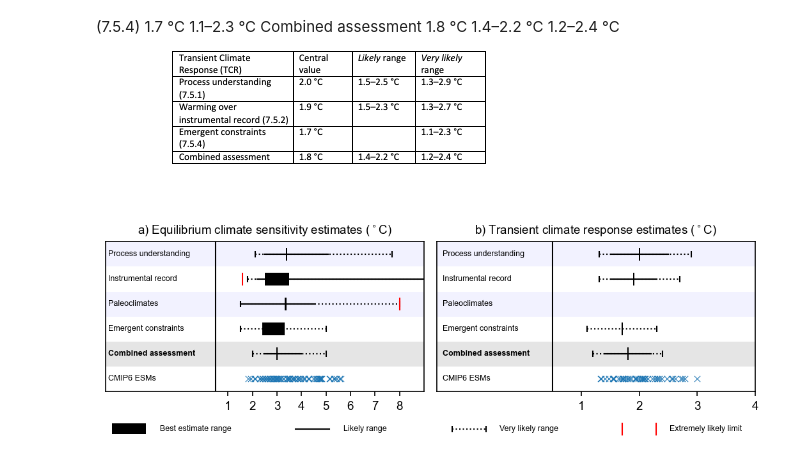
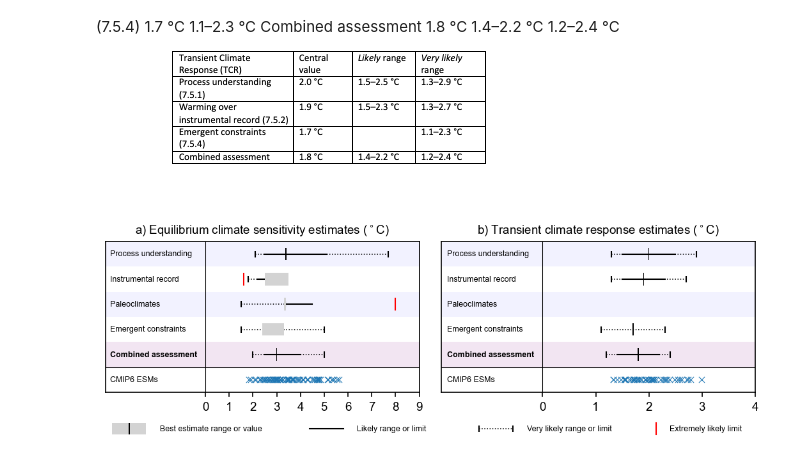
Before and after one commit to chrisroadmap/ar6, a Jupyter notebook: notebooks/330_chapter7_fig7.18.ipynb, the cells around one changed output. Saved outputs shown, nothing was run; the diff lists cells and outputs as text; code cells hidden in the pictures.

```diff
--- a/notebooks/330_chapter7_fig7.18.ipynb
+++ b/notebooks/330_chapter7_fig7.18.ipynb
@@ -120,52 +120,53 @@ rectangle = pl.Rectangle((-10,5.5 ), 20, 1, fc='blue',alpha=0.05)
 ax[0].add_patch(rectangle)
 rectangle = pl.Rectangle((-10,3.5 ), 20, 1, fc='blue',alpha=0.05)
 ax[0].add_patch(rectangle)
-rectangle = pl.Rectangle((-10,1.5 ), 20, 1, fc='black',alpha=0.1)
+rectangle = pl.Rectangle((-10,1.5 ), 20, 1, fc='purple',alpha=0.1)
 ax[0].add_patch(rectangle)
 #dotted_line = pl.Line2D((0,10), (1.5,1.5), lw=1.,  ls='-', color='black')
 #ax[0].add_line(dotted_line)
 #dotted_line = pl.Line2D((0,10), (2.5,2.5), lw=1.,  ls='-', color='black')
 #ax[0].add_line(dotted_line)
-dotted_line = pl.Line2D((.5,.5), (0,10), lw=1.,  ls='-', color='black')
+dotted_line = pl.Line2D((0,0), (0,10), lw=0.5,  ls='-', color='black')
 ax[0].add_line(dotted_line)
+ax[0].axhline(1.5, color='k', lw=0.5, ls='-')
 
 #dotted_line = pl.Line2D((ecs[5],ecs[6]), (6, 6), lw=1.,  ls='-.', marker="|",  markersize=10,  markerfacecolor='black', markeredgecolor='black', alpha=1,color='black')
 width=0.05
 depth =0.5
 rectangle = pl.Rectangle((ecs_process[0]-width/2,6-depth/2 ), width, depth, fc='black')
 ax[0].add_patch(rectangle)
-dotted_line = pl.Line2D((ecs_process[4],ecs_process[5]), (6, 6), lw=1.,  ls=':',  markersize=5,marker='|', markerfacecolor='black', markeredgecolor='black', alpha=1,color='black')
+dotted_line = pl.Line2D((ecs_process[4],ecs_process[5]), (6, 6), lw=0.75,  ls=':',  markersize=5,marker='|', markerfacecolor='black', markeredgecolor='black', alpha=1,color='black')
 ax[0].add_line(dotted_line)
 dotted_line = pl.Line2D((ecs_process[2],ecs_process[3]), (6, 6), lw=1.,  ls='-',  markersize=10,  markerfacecolor='black', markeredgecolor='black', alpha=1,color='black')
 ax[0].add_line(dotted_line)
 
 width=ecs_hist[1]-ecs_hist[0]
 depth =0.5
-rectangle = pl.Rectangle(((ecs_hist[0]+ecs_hist[1])/2-width/2,5-depth/2 ), width, depth, fc='black')
+rectangle = pl.Rectangle(((ecs_hist[0]+ecs_hist[1])/2-width/2,5-depth/2 ), width, depth, fc='lightgray', zorder=5)
 ax[0].add_patch(rectangle)
-dotted_line = pl.Line2D((ecs_hist[4],999), (5, 5), lw=1.,  ls=':',  markersize=5,marker='|',  markerfacecolor='black', markeredgecolor='black', alpha=1,color='black')
+dotted_line = pl.Line2D((ecs_hist[4],(ecs_hist[0]+ecs_hist[1])/2), (5, 5), lw=0.75,  ls=':',  markersize=5,marker='|',  markerfacecolor='black', markeredgecolor='black', alpha=1,color='black')
 ax[0].add_line(dotted_line)
-dotted_line = pl.Line2D((ecs_hist[2],999), (5, 5), lw=1.,  ls='-',  markersize=3, markerfacecolor='black', markeredgecolor='black', alpha=1,color='black')
+dotted_line = pl.Line2D((ecs_hist[2],(ecs_hist[0]+ecs_hist[1])/2), (5, 5), lw=1.,  ls='-',  markersize=3, markerfacecolor='black', markeredgecolor='black', alpha=1,color='black')
 ax[0].add_line(dotted_line)
 dotted_line = pl.Line2D((ecs_hist[6],999), (5, 5), lw=0.,  ls='-',  markersize=10, marker='|',  markerfacecolor='red', markeredgecolor='red', alpha=1,color='black')
 ax[0].add_line(dotted_line)
 
 width=ecs_paleo[1]-ecs_paleo[0]
 depth =0.5
-rectangle = pl.Rectangle(((ecs_paleo[0]+ecs_paleo[1])/2-width/2,4-depth/2 ), width, depth, fc='black')
+rectangle = pl.Rectangle(((ecs_paleo[0]+ecs_paleo[1])/2-width/2,4-depth/2 ), width, depth, fc='lightgray', zorder=5)
 ax[0].add_patch(rectangle)
-dotted_line = pl.Line2D((ecs_paleo[4],8), (4, 4), lw=1.,  ls=':',  markersize=5,marker='|',  markerfacecolor='black', markeredgecolor='black', alpha=1,color='black')
+dotted_line = pl.Line2D((ecs_paleo[4],(ecs_paleo[0]+ecs_paleo[1])/2), (4, 4), lw=0.75,  ls=':',  markersize=5,marker='|',  markerfacecolor='black', markeredgecolor='black', alpha=1,color='black')
 ax[0].add_line(dotted_line)
-dotted_line = pl.Line2D((1.5,ecs_paleo[3]), (4, 4), lw=1.,  ls='-',  markersize=5, markerfacecolor='black', markeredgecolor='black', alpha=1,color='black')
+dotted_line = pl.Line2D(((ecs_paleo[0]+ecs_paleo[1])/2,ecs_paleo[3]), (4, 4), lw=1.,  ls='-',  markersize=5, markerfacecolor='black', markeredgecolor='black', alpha=1,color='black')
 ax[0].add_line(dotted_line)
 dotted_line = pl.Line2D((-999,ecs_paleo[7]), (4, 4), lw=0.,  ls='-',  markersize=10, marker='|',  markerfacecolor='red', markeredgecolor='red', alpha=1,color='black')
 ax[0].add_line(dotted_line)
 
 width=ecs_ec[1]-ecs_ec[0]
 depth =0.5
-rectangle = pl.Rectangle(((ecs_ec[0]+ecs_ec[1])/2-width/2,3-depth/2 ), width, depth, fc='black')
+rectangle = pl.Rectangle(((ecs_ec[0]+ecs_ec[1])/2-width/2,3-depth/2 ), width, depth, fc='lightgray', zorder=5)
 ax[0].add_patch(rectangle)
-dotted_line = pl.Line2D((ecs_ec[4],ecs_ec[5]), (3, 3), lw=1.,  ls=':',  markersize=5,marker='|',  markerfacecolor='black', markeredgecolor='black', alpha=1,color='black')
+dotted_line = pl.Line2D((ecs_ec[4],ecs_ec[5]), (3, 3), lw=0.75,  ls=':',  markersize=5,marker='|',  markerfacecolor='black', markeredgecolor='black', alpha=1,color='black')
 ax[0].add_line(dotted_line)
 dotted_line = pl.Line2D((ecs_ec[2],ecs_ec[3]), (3, 3), lw=1.,  ls='-',  markersize=3, markerfacecolor='black', markeredgecolor='black', alpha=1,color='black')
 ax[0].add_line(dotted_line)
@@ -174,51 +175,53 @@ width=0.05
 depth =0.5
 rectangle = pl.Rectangle(((ecs_combined[0]+ecs_combined[1])/2-width/2,2-depth/2 ), width, depth, fc='black')
 ax[0].add_patch(rectangle)
-dotted_line = pl.Line2D((ecs_combined[4],ecs_combined[5]), (2, 2), lw=1.,  ls=':',  markersize=5,marker='|',  markerfacecolor='black', markeredgecolor='black', alpha=1,color='black')
+dotted_line = pl.Line2D((ecs_combined[4],ecs_combined[5]), (2, 2), lw=0.75,  ls=':',  markersize=5,marker='|',  markerfacecolor='black', markeredgecolor='black', alpha=1,color='black')
 ax[0].add_line(dotted_line)
 dotted_line = pl.Line2D((ecs_combined[2],ecs_combined[3]), (2, 2), lw=1.,  ls='-',  markersize=3, markerfacecolor='black', markeredgecolor='black', alpha=1,color='black')
 ax[0].add_line(dotted_line)
 
-ax[0].text(-3.9, 6,'Process understanding', fontsize=6,verticalalignment='center',horizontalalignment='left')
-ax[0].text(-3.9, 5,'Instrumental record', fontsize=6,verticalalignment='center',horizontalalignment='left')
-ax[0].text(-3.9, 4,'Paleoclimates', fontsize=6,verticalalignment='center',horizontalalignment='left')
-ax[0].text(-3.9, 3,'Emergent constraints', fontsize=6,verticalalignment='center',horizontalalignment='left')
-ax[0].text(-3.9, 2,'Combined assessment', fontsize=6,verticalalignment='center',horizontalalignment='left',weight='bold')
-ax[0].text(-3.9, 1,'CMIP6 ESMs', fontsize=6,verticalalignment='center',horizontalalignment='left')
+ax[0].text(-4, 6,'Process understanding', fontsize=6,verticalalignment='center',horizontalalignment='left')
+ax[0].text(-4, 5,'Instrumental record', fontsize=6,verticalalignment='center',horizontalalignment='left')
+ax[0].text(-4, 4,'Paleoclimates', fontsize=6,verticalalignment='center',horizontalalignment='left')
+ax[0].text(-4, 3,'Emergent constraints', fontsize=6,verticalalignment='center',horizontalalignment='left')
+ax[0].text(-4, 2,'Combined assessment', fontsize=6,verticalalignment='center',horizontalalignment='left',weight='bold')
+ax[0].text(-4, 1,'CMIP6 ESMs', fontsize=6,verticalalignment='center',horizontalalignment='left')
 
 ax[0].scatter(cmip6_ecs,ycmip6e,s=20,lw=0.5,alpha=1,marker='x')
-ax[0].set_xticks([1,2,3,4,5,6,7,8])
+ax[0].set_xticks([0,1,2,3,4,5,6,7,8,9])
 ax[0].tick_params(axis='x', which='minor', bottom=False)
-ax[0].set_xticklabels(['1','2','3','4','5','6','7','8'],fontsize=9)
-ax[0].set_xlim([-4, 9])
+ax[0].set_xticklabels(['0','1','2','3','4','5','6','7','8','9'],fontsize=9)
+ax[0].set_xlim([-4.2, 9])
 #ax[0].set_xlabel('ECS ($^circ$)')
 ax[0].set_ylim([0.5, 6.5])
 ax[0].set_title('a) Equilibrium climate sensitivity estimates ($^\circ$C)',fontsize=9)
 ax[0].tick_params(axis='y',labelright=False)
 
 
-#TCR
+# #TCR
 
 #striped background
 rectangle = pl.Rectangle((-10,5.5 ), 20, 1, fc='blue',alpha=0.05)
 ax[1].add_patch(rectangle)
 rectangle = pl.Rectangle((-10,3.5 ), 20, 1, fc='blue',alpha=0.05)
 ax[1].add_patch(rectangle)
-rectangle = pl.Rectangle((-10,1.5 ), 20, 1, fc='black',alpha=0.1)
+rectangle = pl.Rectangle((-10,1.5 ), 20, 1, fc='purple',alpha=0.1)
 ax[1].add_patch(rectangle)
 #dotted_line = pl.Line2D((0,10), (1.5,1.5), lw=1.,  ls='-', color='black')
 #ax[0].add_line(dotted_line)
 #dotted_line = pl.Line2D((0,10), (2.5,2.5), lw=1.,  ls='-', color='black')
 #ax[0].add_line(dotted_line)
-dotted_line = pl.Line2D((.5,.5), (0,10), lw=1.,  ls='-', color='black')
+dotted_line = pl.Line2D((0,0), (0,10), lw=0.5,  ls='-', color='black')
 ax[1].add_line(dotted_line)
+ax[1].axhline(1.5, color='k', lw=0.5, ls='-')
+
 
 #dotted_line = pl.Line2D((ecs[5],ecs[6]), (6, 6), lw=1.,  ls='-.', marker="|",  markersize=10,  markerfacecolor='black', markeredgecolor='black', alpha=1,color='black')
 width=0.02
 depth =0.5
 rectangle = pl.Rectangle((tcr_process[0]-width/2,6-depth/2 ), width, depth, fc='black')
 ax[1].add_patch(rectangle)
-dotted_line = pl.Line2D((tcr_process[4],tcr_process[5]), (6, 6), lw=1.,  ls=':',  markersize=5,marker='|', markerfacecolor='black', markeredgecolor='black', alpha=1,color='black')
+dotted_line = pl.Line2D((tcr_process[4],tcr_process[5]), (6, 6), lw=0.75,  ls=':',  markersize=5,marker='|', markerfacecolor='black', markeredgecolor='black', alpha=1,color='black')
 ax[1].add_line(dotted_line)
 dotted_line = pl.Line2D((tcr_process[2],tcr_process[3]), (6, 6), lw=1.,  ls='-',  markersize=10,  markerfacecolor='black', markeredgecolor='black', alpha=1,color='black')
 ax[1].add_line(dotted_line)
@@ -227,7 +230,7 @@ width=0.02
 depth =0.5
 rectangle = pl.Rectangle(((tcr_hist[0]+tcr_hist[1])/2-width/2,5-depth/2 ), width, depth, fc='black')
 ax[1].add_patch(rectangle)
-dotted_line = pl.Line2D((tcr_hist[4],tcr_hist[5]), (5, 5), lw=1.,  ls=':',  markersize=5,marker='|',  markerfacecolor='black', markeredgecolor='black', alpha=1,color='black')
+dotted_line = pl.Line2D((tcr_hist[4],tcr_hist[5]), (5, 5), lw=0.75,  ls=':',  markersize=5,marker='|',  markerfacecolor='black', markeredgecolor='black', alpha=1,color='black')
 ax[1].add_line(dotted_line)
 dotted_line = pl.Line2D((tcr_hist[2],tcr_hist[3]), (5, 5), lw=1.,  ls='-',  markersize=5, markerfacecolor='black', markeredgecolor='black', alpha=1,color='black')
 ax[1].add_line(dotted_line)
@@ -236,55 +239,57 @@ width=0.02
 depth =0.5
 rectangle = pl.Rectangle(((tcr_ec[0]+tcr_ec[1])/2-width/2,3-depth/2 ), width, depth, fc='black')
 ax[1].add_patch(rectangle)
-dotted_line = pl.Line2D((tcr_ec[4],tcr_ec[5]), (3, 3), lw=1.,  ls=':',  markersize=5,marker='|',  markerfacecolor='black', markeredgecolor='black', alpha=1,color='black')
+dotted_line = pl.Line2D((tcr_ec[4],tcr_ec[5]), (3, 3), lw=0.75,  ls=':',  markersize=5,marker='|',  markerfacecolor='black', markeredgecolor='black', alpha=1,color='black')
 ax[1].add_line(dotted_line)
 dotted_line = pl.Line2D((tcr_ec[2],tcr_ec[3]), (3, 3), lw=1.,  ls='-',  markersize=3, markerfacecolor='black', markeredgecolor='black', alpha=1,color='black')
 ax[1].add_line(dotted_line)
 
 width=0.02
 depth =0.5
 rectangle = pl.Rectangle(((tcr_combined[0]+tcr_combined[1])/2-width/2,2-depth/2 ), width, depth, fc='black')
 ax[1].add_patch(rectangle)
-dotted_line = pl.Line2D((tcr_combined[4],tcr_combined[5]), (2, 2), lw=1.,  ls=':',  markersize=5,marker='|',  markerfacecolor='black', markeredgecolor='black', alpha=1,color='black')
+dotted_line = pl.Line2D((tcr_combined[4],tcr_combined[5]), (2, 2), lw=0.75,  ls=':',  markersize=5,marker='|',  markerfacecolor='black', markeredgecolor='black', alpha=1,color='black')
 ax[1].add_line(dotted_line)
 dotted_line = pl.Line2D((tcr_combined[2],tcr_combined[3]), (2, 2), lw=1.,  ls='-',  markersize=3, markerfacecolor='black', markeredgecolor='black', alpha=1,color='black')
 ax[1].add_line(dotted_line)
 
-ax[1].text(-1.4, 6,'Process understanding', fontsize=6,verticalalignment='center',horizontalalignment='left')
-ax[1].text(-1.4, 5,'Instrumental record', fontsize=6,verticalalignment='center',horizontalalignment='left')
-ax[1].text(-1.4, 4,'Paleoclimates', fontsize=6,verticalalignment='center',horizontalalignment='left')
-ax[1].text(-1.4, 3,'Emergent constraints', fontsize=6,verticalalignment='center',horizontalalignment='left')
-ax[1].text(-1.4, 2,'Combined assessment', fontsize=6,verticalalignment='center',horizontalalignment='left',weight='bold')
-ax[1].text(-1.4, 1,'CMIP6 ESMs', fontsize=6,verticalalignment='center',horizontalalignment='left')
+ax[1].text(-1.8, 6,'Process understanding', fontsize=6,verticalalignment='center',horizontalalignment='left')
+ax[1].text(-1.8, 5,'Instrumental record', fontsize=6,verticalalignment='center',horizontalalignment='left')
+ax[1].text(-1.8, 4,'Paleoclimates', fontsize=6,verticalalignment='center',horizontalalignment='left')
+ax[1].text(-1.8, 3,'Emergent constraints', fontsize=6,verticalalignment='center',horizontalalignment='left')
+ax[1].text(-1.8, 2,'Combined assessment', fontsize=6,verticalalignment='center',horizontalalignment='left',weight='bold')
+ax[1].text(-1.8, 1,'CMIP6 ESMs', fontsize=6,verticalalignment='center',horizontalalignment='left')
 
 ax[1].scatter(cmip6_tcr,ycmip6t,s=20,lw=0.5,alpha=1,marker='x')
-ax[1].set_xticks([1,2,3,4])
+ax[1].set_xticks([0,1,2,3,4])
 ax[1].tick_params(axis='x', which='minor', bottom=False)
-ax[1].set_xticklabels(['1','2','3','4'],fontsize=9)
-ax[1].set_xlim([-1.5, 4])
+ax[1].set_xticklabels(['0','1','2','3','4'],fontsize=9)
+ax[1].set_xlim([-1.9, 4])
 #ax[1].set_xlabel('TCR ')
 ax[1].set_ylim([0.5, 6.5])
 ax[1].set_title('b) Transient climate response estimates ($^\circ$C)',fontsize=9)
 ax[1].tick_params(axis='y',labelright=False)
 
-#key
-rectangle = pl.Rectangle((0.03, 0.01), 0.05, 0.05, transform=fig.transFigure, fc='black',clip_on=False)
+# #key
+rectangle = pl.Rectangle((0.03, 0.01), 0.05, 0.05, transform=fig.transFigure, fc='lightgray',clip_on=False)
 ax[0].add_patch(rectangle)
-dotted_line = pl.Line2D((0.30, 0.35), (0.035, 0.035), transform=fig.transFigure, lw=1.,  ls='-',  markersize=3, markerfacecolor='black', markeredgecolor='black', alpha=1,color='black',clip_on=False)
+rectangle = pl.Rectangle((0.054, 0.01), 0.002, 0.05, transform=fig.transFigure, fc='black',clip_on=False)
+ax[0].add_patch(rectangle)
+dotted_line = pl.Line2D((0.32, 0.37), (0.035, 0.035), transform=fig.transFigure, lw=1.,  ls='-',  markersize=3, markerfacecolor='black', markeredgecolor='black', alpha=1,color='black',clip_on=False)
 ax[0].add_line(dotted_line)
-dotted_line = pl.Line2D((0.53, 0.58), (0.035, 0.035), transform=fig.transFigure, lw=1.,  ls=':',  markersize=5,marker='|', markerfacecolor='black', markeredgecolor='black', alpha=1,color='black',clip_on=False)
+dotted_line = pl.Line2D((0.57, 0.62), (0.035, 0.035), transform=fig.transFigure, lw=0.75,  ls=':',  markersize=5,marker='|', markerfacecolor='black', markeredgecolor='black', alpha=1,color='black',clip_on=False)
 ax[1].add_line(dotted_line)
-dotted_line = pl.Line2D((0.78, 0.83), (0.035, 0.035), transform=fig.transFigure, lw=0.,  ls=':',  markersize=10,marker='|', markerfacecolor='red', markeredgecolor='red', alpha=1,color='black',clip_on=False)
+#dotted_line = pl.Line2D((0.78, 0.83), (0.035, 0.035), transform=fig.transFigure, lw=0.,  ls=':',  markersize=10,marker='|', markerfacecolor='red', markeredgecolor='red', alpha=1,clip_on=False)
+dotted_line = pl.Line2D((0.83, 0.83), (0.01, 0.06), transform=fig.transFigure, color='red', lw=1, ls='-',clip_on=False)
 ax[1].add_line(dotted_line)
 
-ax[0].text(0.10,0.035,'Best estimate range', transform=fig.transFigure, fontsize=6,verticalalignment='center',horizontalalignment='left')
-ax[0].text(0.37,0.035,'Likely range', transform=fig.transFigure, fontsize=6,verticalalignment='center',horizontalalignment='left')
-ax[1].text(0.60,0.035,'Very likely range', transform=fig.transFigure, fontsize=6,verticalalignment='center',horizontalalignment='left')
+ax[0].text(0.10,0.035,'Best estimate range or value', transform=fig.transFigure, fontsize=6,verticalalignment='center',horizontalalignment='left')
+ax[0].text(0.39,0.035,'Likely range or limit', transform=fig.transFigure, fontsize=6,verticalalignment='center',horizontalalignment='left')
+ax[1].text(0.64,0.035,'Very likely range or limit', transform=fig.transFigure, fontsize=6,verticalalignment='center',horizontalalignment='left')
 ax[1].text(0.85,0.035,'Extremely likely limit', transform=fig.transFigure, fontsize=6,verticalalignment='center',horizontalalignment='left')
 
 fig.tight_layout()
-pl.show()
 fig.savefig('../figures/fig7.18.pdf')
 fig.savefig('../figures/fig7.18.png', dpi=300)
 # %% [output]
-[figure, old version]
+[figure, new version]
```
Also changed, not shown: 9 other files.
